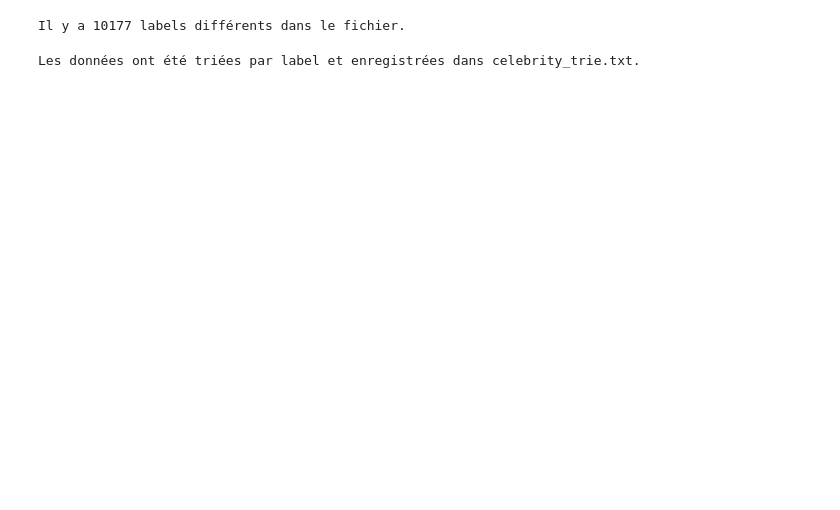
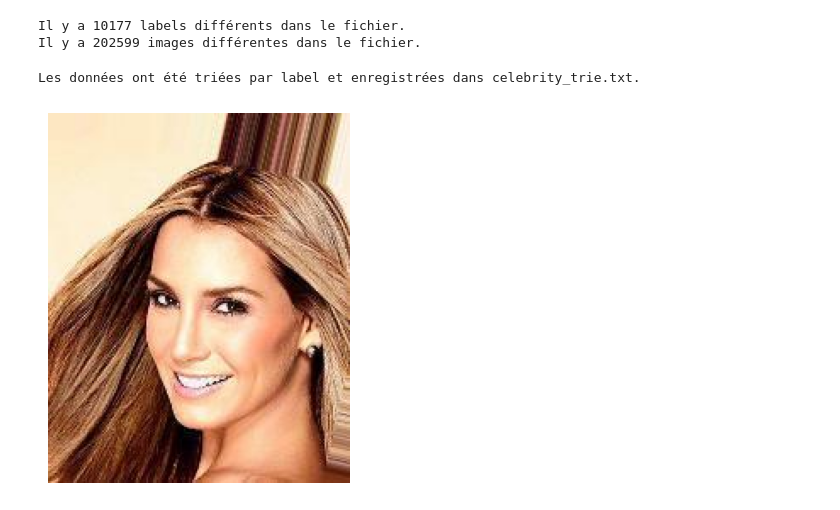
Before and after one commit to antoineMaurais/Reconnaissance-de-visage, a Jupyter notebook: Phase 2/script.ipynb, the cells around one changed output. Cells and saved outputs as stored; diff of their text form; code cells hidden in the pictures; blank space fills up the shorter version.

```diff
--- a/Phase 2/script.ipynb
+++ b/Phase 2/script.ipynb
@@ -4,6 +4,7 @@ fichier = 'identity_CelebA.txt'
 
 # Initialiser un ensemble (set) pour stocker les labels uniques
 labels_uniques = set()
+nombre_images = 0
 
 # Lire le fichier et extraire les labels
 with open(fichier, 'r') as f:
@@ -16,12 +17,15 @@ with open(fichier, 'r') as f:
 
         # Ajouter le label à l'ensemble des labels uniques
         labels_uniques.add(label)
+        nombre_images += 1
 
 # Imprimer le nombre de labels uniques
 nombre_labels = len(labels_uniques)
 print(f"Il y a {nombre_labels} labels différents dans le fichier.")
+print(f"Il y a {nombre_images} images différentes dans le fichier.")
 # %% [output]
 Il y a 10177 labels différents dans le fichier.
+Il y a 202599 images différentes dans le fichier.
 # %%
 from collections import defaultdict
 
@@ -51,3 +55,21 @@ with open(fichier_sortie, 'w') as f_sortie:
 print(f"Les données ont été triées par label et enregistrées dans {fichier_sortie}.")
 # %% [output]
 Les données ont été triées par label et enregistrées dans celebrity_trie.txt.
+# %%
+import matplotlib.pyplot as plt
+import matplotlib.image as mpimg
+
+def afficher_image(chemin_image):
+    # Charger l'image
+    img = mpimg.imread(chemin_image)
+
+    # Afficher l'image
+    plt.imshow(img)
+    plt.axis('off')  # Désactiver les axes
+    plt.show()
+
+# Exemple d'utilisation
+chemin_image = '../../Projet IAI3/img_align_celeba/000001.jpg'
+afficher_image(chemin_image)
+# %% [output]
+[figure, added]
```
Also changed, not shown: parts of 4 cells of this notebook, 3 other files.
